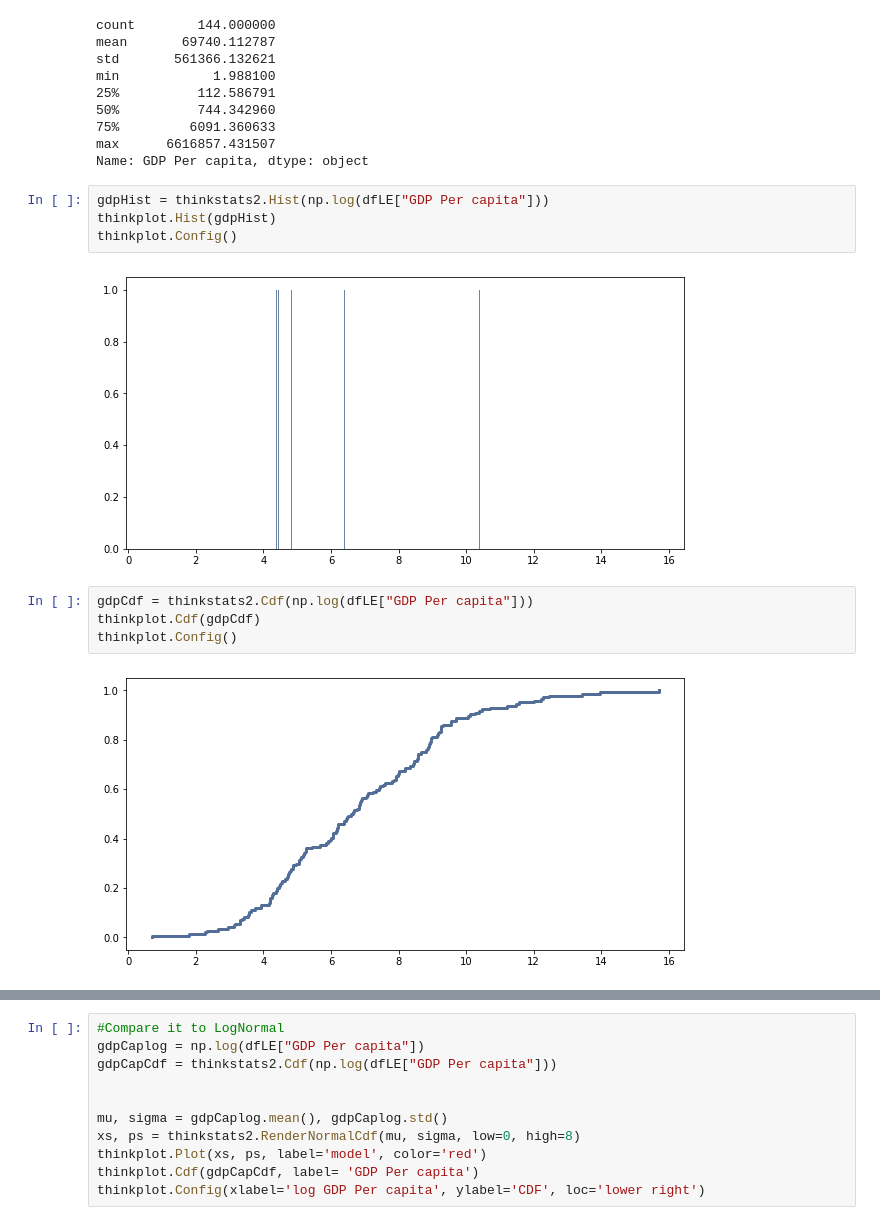
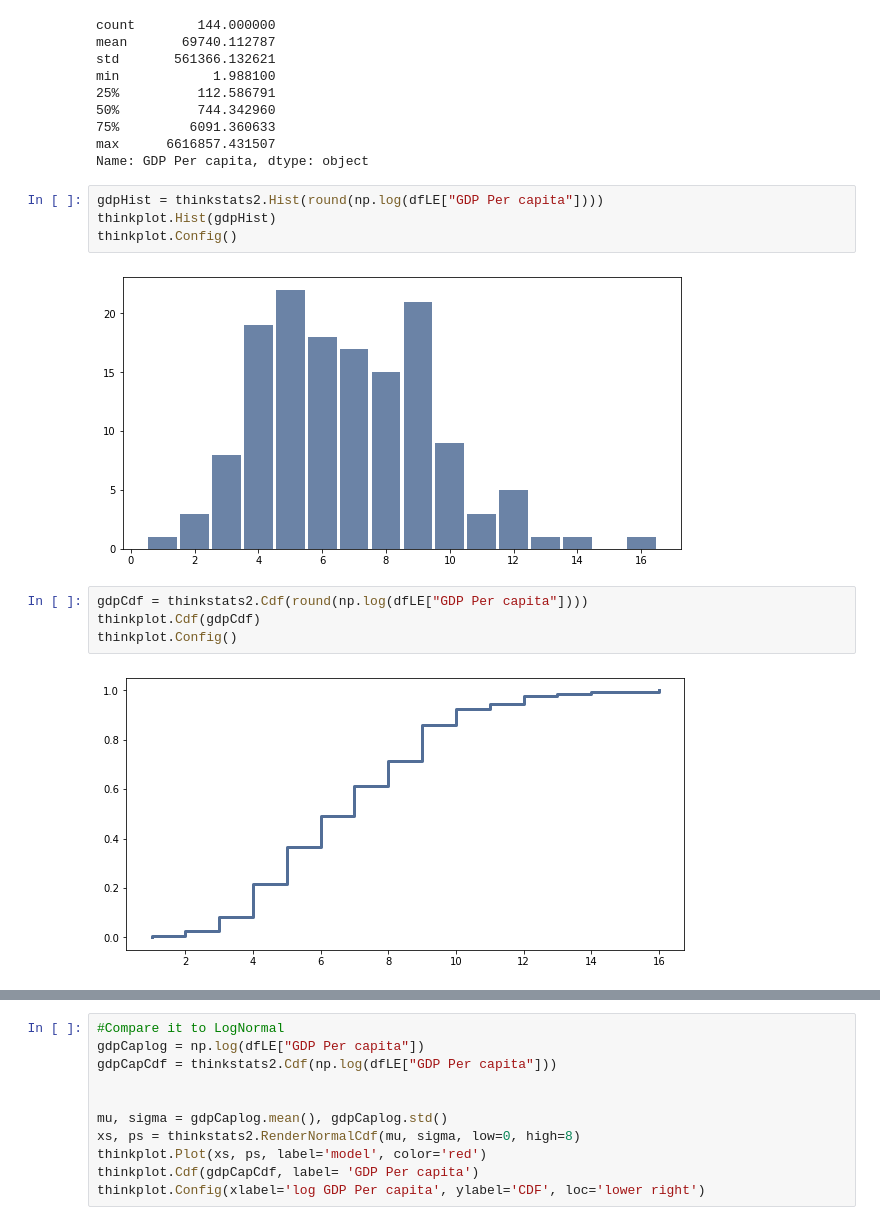
Before and after one commit to Soniyasunny1/3450_Asn2_Students, a Jupyter notebook: asn2Workbook.ipynb, the cells around one changed output, grey strips where cells are left out. Cells and saved outputs as stored; diff of their text form.

```diff
--- a/asn2Workbook.ipynb
+++ b/asn2Workbook.ipynb
@@ -313,15 +318,15 @@ min            1.988100
 max      6616857.431507
 Name: GDP Per capita, dtype: object
 # %%
-gdpHist = thinkstats2.Hist(np.log(dfLE["GDP Per capita"]))
+gdpHist = thinkstats2.Hist(round(np.log(dfLE["GDP Per capita"])))
 thinkplot.Hist(gdpHist)
 thinkplot.Config()
 # %% [output]
-[figure, old version]
+[figure, new version]
 # %%
-gdpCdf = thinkstats2.Cdf(np.log(dfLE["GDP Per capita"]))
+gdpCdf = thinkstats2.Cdf(round(np.log(dfLE["GDP Per capita"])))
 thinkplot.Cdf(gdpCdf)
 thinkplot.Config()
 # %% [output]
-[figure, old version]
+[figure, new version]
 # %%
```
Also changed, not shown: parts of 11 cells of this notebook.
